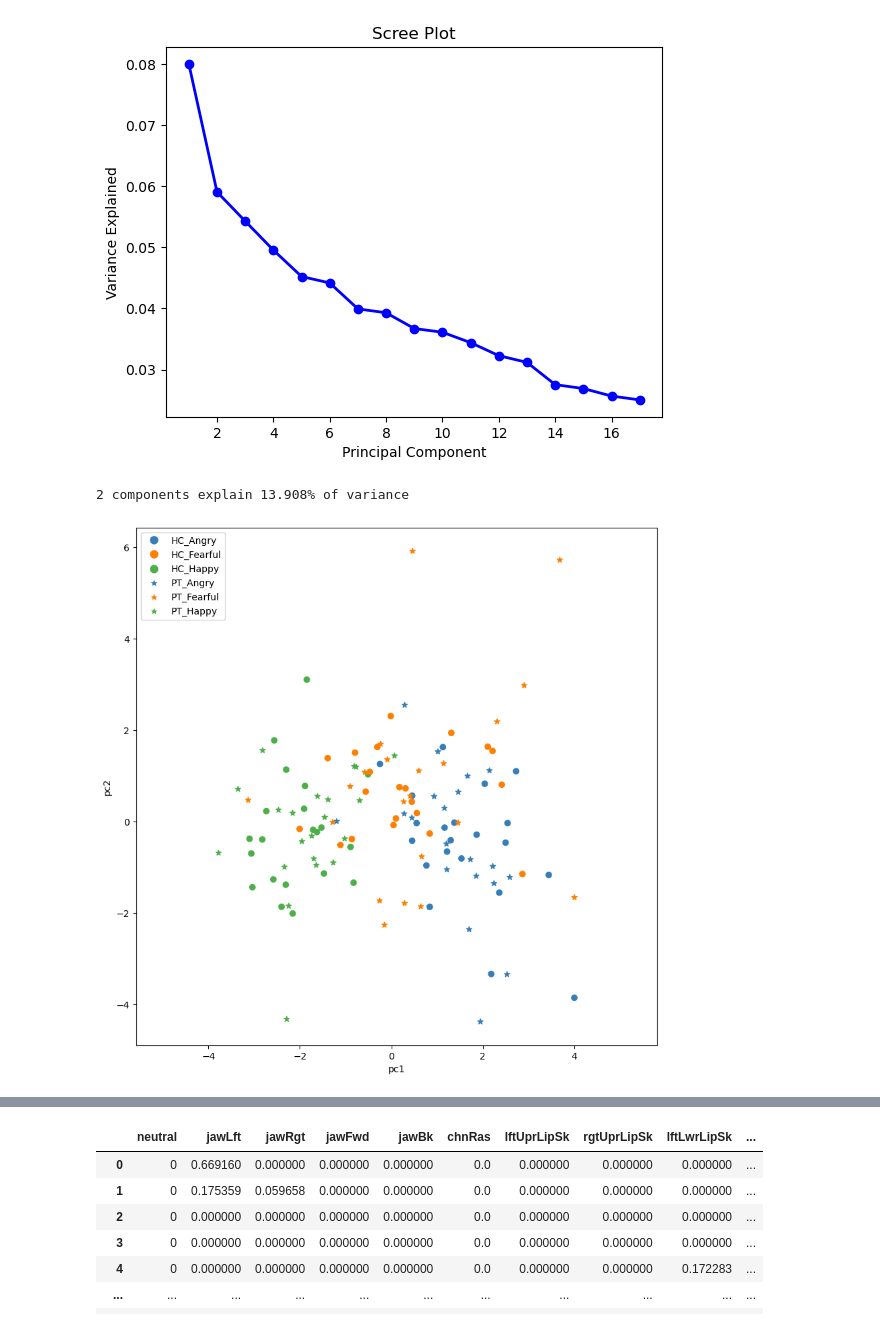
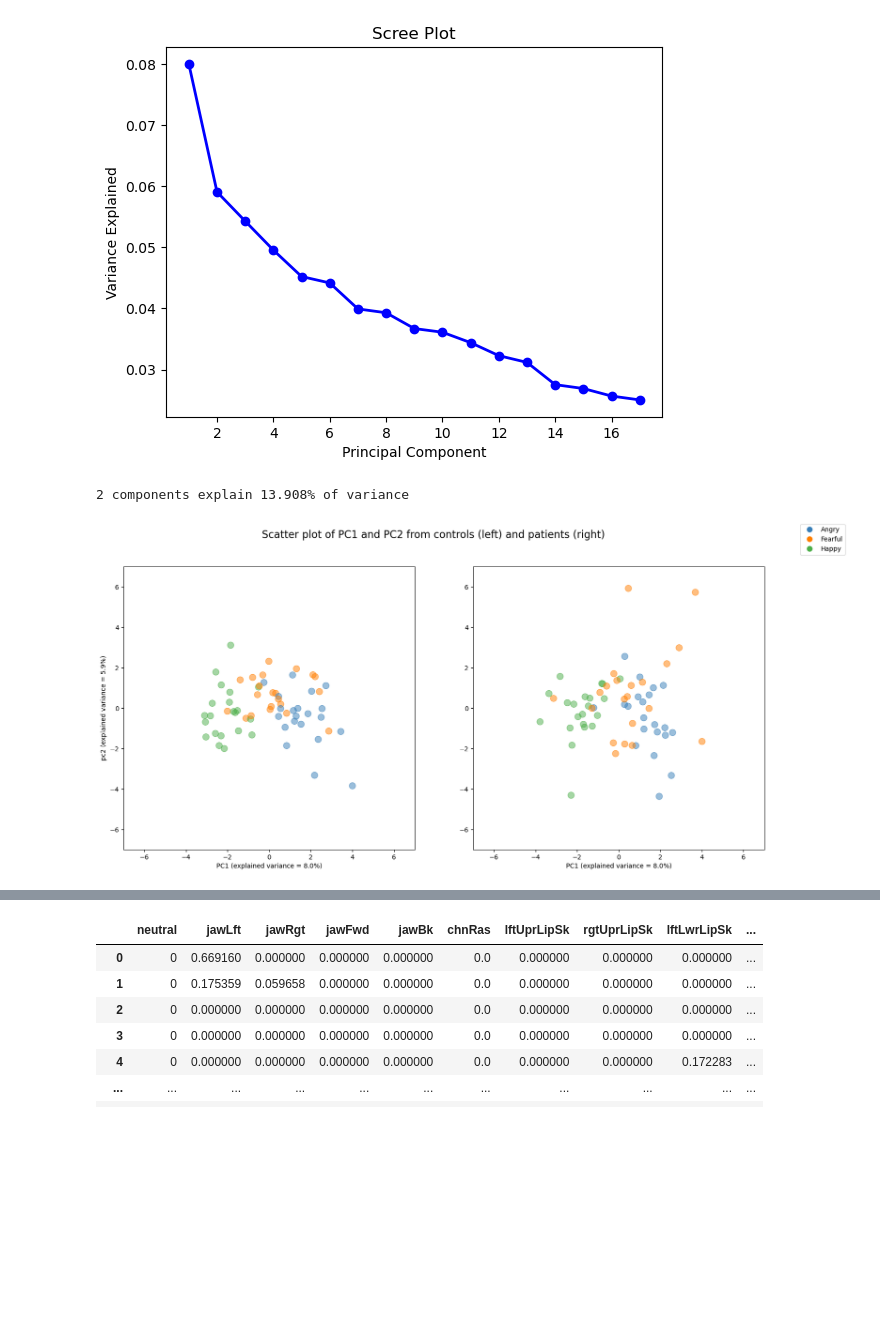
Before and after one commit to dumplings102/GA-emotion-perception-analysis, a Jupyter notebook: elite_analysis.ipynb, the cells around one changed output, grey strips where cells are left out. Drawn from its saved outputs; the diff is of its cells as text; code cells hidden in the pictures; blank space fills up the shorter version.

```diff
--- a/elite_analysis.ipynb
+++ b/elite_analysis.ipynb
@@ -378,9 +376,9 @@ Kaiser criterion suggests choosing 17 components
 # %%
 # PCA with n components
-pca = PCA(n_components = n_comp)
+pca = PCA(n_components = .5)
 principalComponents = pca.fit_transform(X)
-print(f'{n_comp} components explain {sum(pca.explained_variance_ratio_)*100:.3f}% of variance')
+print(f'{pca.n_components_} components explain {sum(pca.explained_variance_ratio_)*100:.3f}% of variance')
 
-PC_df = pd.DataFrame(data = principalComponents, columns = comp_labels)
-full_df = pd.concat([elite_df, PC_df], axis = 1).drop([full_df.columns[0]], axis = 1) # concatenated elite + PC dataframes
+#PC_df = pd.DataFrame(data = principalComponents, columns = comp_labels)
+#full_df = pd.concat([elite_df, PC_df], axis = 1).drop([full_df.columns[0]], axis = 1) # concatenated elite + PC dataframes
 # %% [output]
@@ -387,0 +405,8 @@ full_df = pd.concat([elite_df, PC_df], axis = 1).drop([full_df.columns[0]], axis
+# %%
+# PCA with n components
+pca = PCA(n_components = n_comp)
+principalComponents = pca.fit_transform(X)
+print(f'{n_comp} components explain {sum(pca.explained_variance_ratio_)*100:.3f}% of variance')
+
+PC_df = pd.DataFrame(data = principalComponents, columns = comp_labels)
+full_df = pd.concat([elite_df, PC_df], axis = 1).drop([full_df.columns[0]], axis = 1) # concatenated elite + PC dataframes
@@ -419,37 +477,33 @@ HC_coord = pca_coord[pca_coord['Group']=='HC']
 PT_coord = pca_coord[pca_coord['Group']=='PT']
 # %%
 #visualise PCA in 2D
+from matplotlib.pyplot import subplots, tight_layout
 
 #assign color labels for each target emotion
 color_dict = {'Angry':'#377eb8', 'Fearful':'#ff7f00', 'Happy':'#4daf4a'}
 
 #select top two principal components
 print(f'2 components explain {sum(pca.explained_variance_ratio_[0:2])*100:.3f}% of variance')
 
-plt.figure(figsize=(10,10))
-plt.scatter(HC_coord[0], HC_coord[1], c=[color_dict[i] for i in HC_coord['TargetEmotion']])
-plt.scatter(PT_coord[0], PT_coord[1], c=[color_dict[i] for i in PT_coord['TargetEmotion']], marker = '*')
-plt.legend(loc = 'upper left',
+fig, ax = subplots(1, 2, figsize=(18, 8))
+
+ax[0].scatter(HC_coord[0], HC_coord[1], c=[color_dict[i] for i in HC_coord['TargetEmotion']], alpha=0.5, s=100)
+ax[1].scatter(PT_coord[0], PT_coord[1], c=[color_dict[i] for i in PT_coord['TargetEmotion']], alpha=0.5, s=100)
+fig.legend(loc = 'upper right',
            handles=[Line2D([0], [0], marker='o', color = 'w', markersize=10,
-                           markerfacecolor='#377eb8', label='HC_Angry'),
+                           markerfacecolor='#377eb8', label='Angry'),
                     Line2D([0], [0], marker='o', color = 'w', markersize=10,
-                           markerfacecolor='#ff7f00', label='HC_Fearful'),
+                           markerfacecolor='#ff7f00', label='Fearful'),
                     Line2D([0], [0], marker='o', color = 'w', markersize=10,
-                           markerfacecolor='#4daf4a', label='HC_Happy'),
-                    Line2D([0], [0], marker='*', color = 'w', markersize=10,
-                           markerfacecolor='#377eb8', label='PT_Angry'),
-                    Line2D([0], [0], marker='*', color = 'w', markersize=10,
-                           markerfacecolor='#ff7f00', label='PT_Fearful'),
-                    Line2D([0], [0], marker='*', color = 'w', markersize=10,
-                           markerfacecolor='#4daf4a', label='PT_Happy')])
-plt.xlabel('pc1')
-plt.ylabel('pc2')
-plt.axis('equal');
-
-#add label for clinical group - vary by shape of point
+                           markerfacecolor='#4daf4a', label='Happy')])
+ax[0].set_xlabel(f'PC1 (explained variance = {pca.explained_variance_ratio_[0]*100:.1f}%)')
+ax[0].set_ylabel(f'pc2 (explained variance = {pca.explained_variance_ratio_[1]*100:.1f}%)')
+ax[1].set_xlabel(f'PC1 (explained variance = {pca.explained_variance_ratio_[0]*100:.1f}%)')
+fig.suptitle('Scatter plot of PC1 and PC2 from controls (left) and patients (right)', fontsize=16)
+plt.setp(ax, xlim=(-7,7), ylim=(-7,7));
 # %% [output]
 2 components explain 13.908% of variance
-[figure, old version]
+[figure, new version]
 # %%
 #visualise PCA in 3D
 from mpl_toolkits.mplot3d import Axes3D
```
Also changed, not shown: parts of 19 cells of this notebook, 3 other files.
